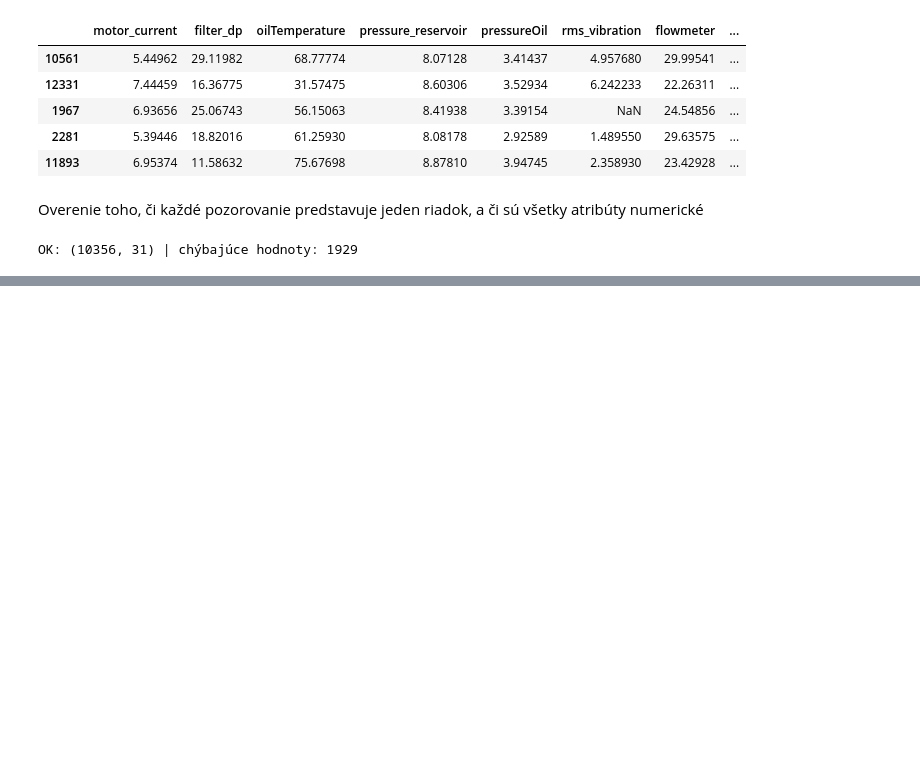
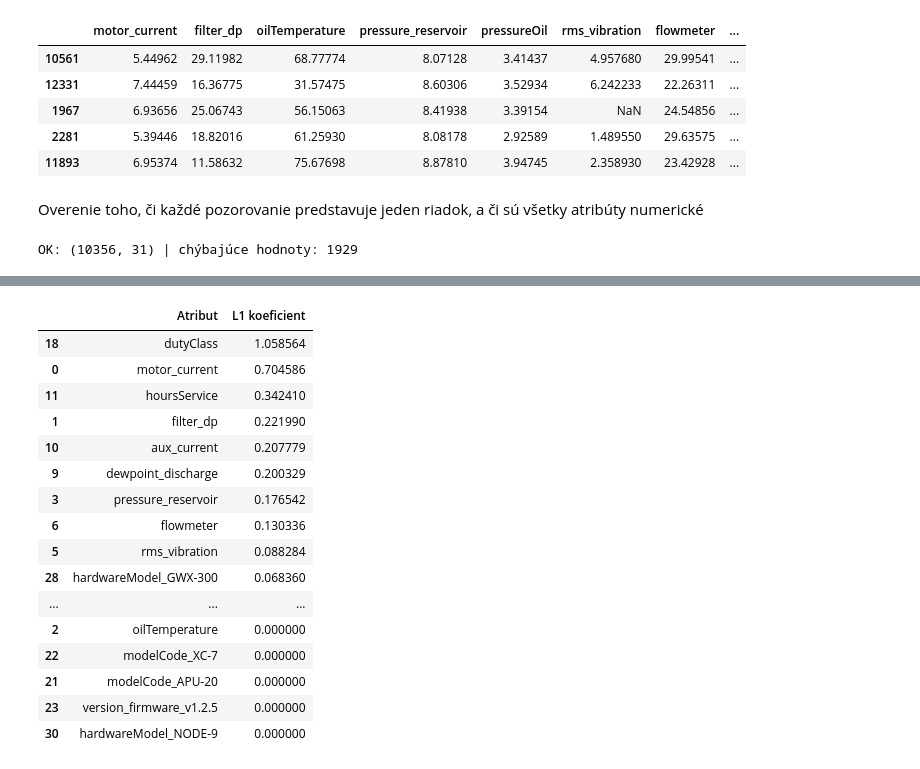
Before and after one commit to kavonada/IAU_zadanie, a Jupyter notebook: projekt.ipynb, the cells around one changed output, grey strips where cells are left out. Cells and saved outputs as stored; diff of their text form; code cells hidden in the pictures; blank space fills up the shorter version.

```diff
--- a/projekt.ipynb
+++ b/projekt.ipynb
@@ -1363,0 +1542,44 @@ OK: (10356, 31) | chýbajúce hodnoty: 1929
+# %%
+# Škálovanie dát pre logistickú regresiu
+scaler = StandardScaler()
+X_scaled = scaler.fit_transform(X)
+
+# Logistická regresia s L1 regularizáciou
+logreg_l1 = LogisticRegression(
+    l1_ratio=1.0,
+    solver="liblinear",
+    C=0.05,
+    class_weight="balanced",
+    max_iter=3000,
+    random_state=42
+)
+
+logreg_l1.fit(X_scaled, y)
+
+# Absolútne hodnoty koeficientov
+l1_scores = np.abs(logreg_l1.coef_[0])
+
+l1_results = pd.DataFrame({
+    "Atribut": X.columns,
+    "L1 koeficient": l1_scores,
+}).sort_values("L1 koeficient", ascending=False)
+
+display(l1_results)
+# %% [output]
+|  | Atribut | L1 koeficient |
+| 18 | dutyClass | 1.058564 |
+| 0 | motor_current | 0.704586 |
+| 11 | hoursService | 0.342410 |
+| 1 | filter_dp | 0.221990 |
+| 10 | aux_current | 0.207779 |
+| 9 | dewpoint_discharge | 0.200329 |
+| 3 | pressure_reservoir | 0.176542 |
+| 6 | flowmeter | 0.130336 |
+| 5 | rms_vibration | 0.088284 |
+| 28 | hardwareModel_GWX-300 | 0.068360 |
+| ... | ... | ... |
+| 2 | oilTemperature | 0.000000 |
+| 22 | modelCode_XC-7 | 0.000000 |
+| 21 | modelCode_APU-20 | 0.000000 |
+| 23 | version_firmware_v1.2.5 | 0.000000 |
+| 30 | hardwareModel_NODE-9 | 0.000000 |
```
Also changed, not shown: parts of 18 cells of this notebook.
